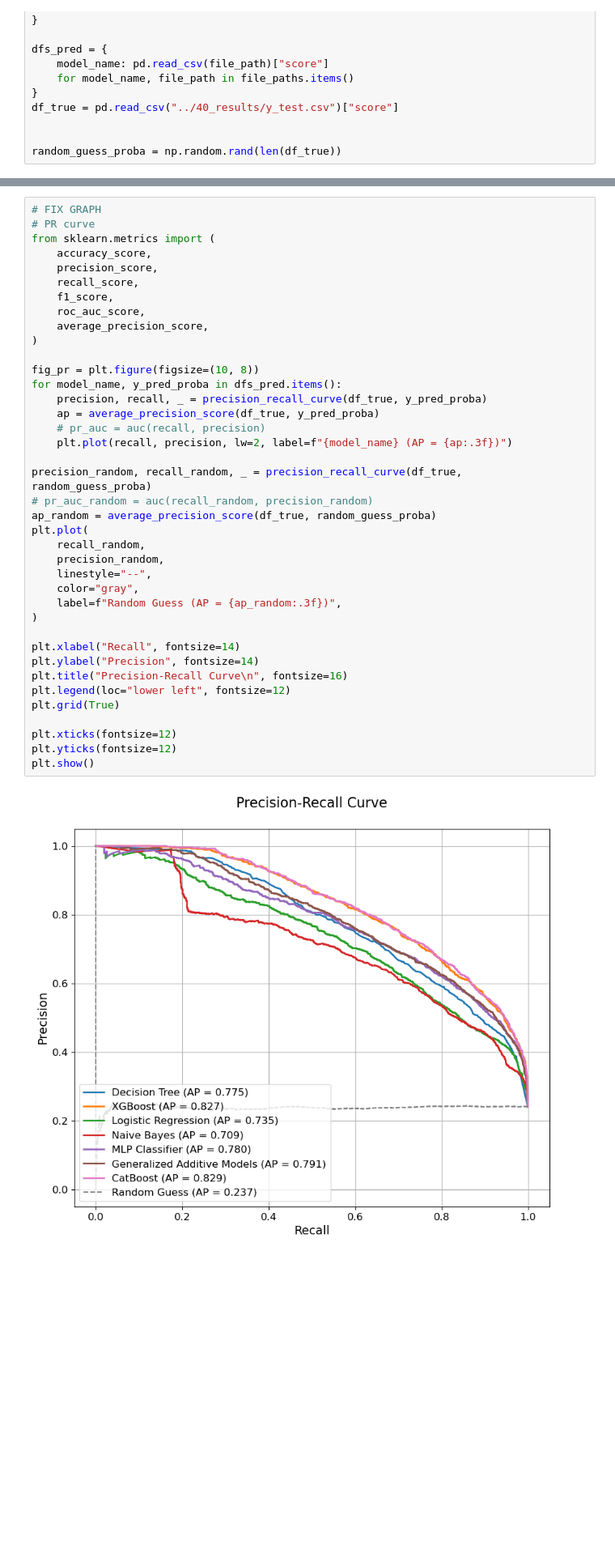
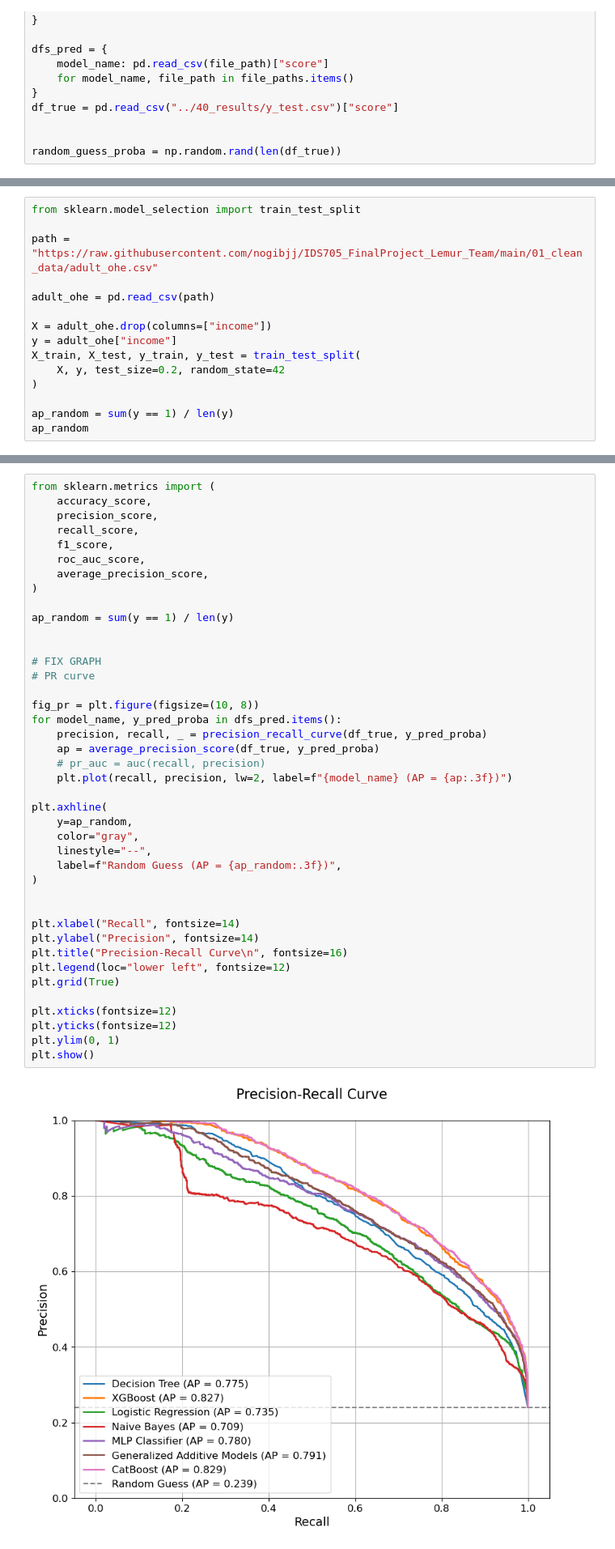
Before and after one commit to nogibjj/IDS705_FinalProject_Lemur_Team, a Jupyter notebook: 10_code/auc_pr_curves.ipynb, the cells around one changed output, grey strips where cells are left out. Shown at 81% size. Drawn from its saved outputs; the diff is of its cells as text; blank space fills up the shorter version.

Commit message:
update random guess in plots

```diff
--- a/10_code/auc_pr_curves.ipynb
+++ b/10_code/auc_pr_curves.ipynb
@@ -54,0 +47,15 @@ plt.show()
+# %%
+from sklearn.model_selection import train_test_split
+
+path = "https://raw.githubusercontent.com/nogibjj/IDS705_FinalProject_Lemur_Team/main/01_clean_data/adult_ohe.csv"
+
+adult_ohe = pd.read_csv(path)
+
+X = adult_ohe.drop(columns=["income"])
+y = adult_ohe["income"]
+X_train, X_test, y_train, y_test = train_test_split(
+    X, y, test_size=0.2, random_state=42
+)
+
+ap_random = sum(y == 1) / len(y)
+ap_random
@@ -55,44 +64,46 @@ plt.show()
 # %%
-# FIX GRAPH
-# PR curve
 from sklearn.metrics import (
     accuracy_score,
     precision_score,
     recall_score,
     f1_score,
     roc_auc_score,
     average_precision_score,
 )
 
+ap_random = sum(y == 1) / len(y)
+
+
+# FIX GRAPH
+# PR curve
+
 fig_pr = plt.figure(figsize=(10, 8))
 for model_name, y_pred_proba in dfs_pred.items():
     precision, recall, _ = precision_recall_curve(df_true, y_pred_proba)
     ap = average_precision_score(df_true, y_pred_proba)
     # pr_auc = auc(recall, precision)
     plt.plot(recall, precision, lw=2, label=f"{model_name} (AP = {ap:.3f})")
 
-precision_random, recall_random, _ = precision_recall_curve(df_true, random_guess_proba)
-# pr_auc_random = auc(recall_random, precision_random)
-ap_random = average_precision_score(df_true, random_guess_proba)
-plt.plot(
-    recall_random,
-    precision_random,
+plt.axhline(
+    y=ap_random,
+    color="gray",
     linestyle="--",
-    color="gray",
     label=f"Random Guess (AP = {ap_random:.3f})",
 )
+
 
 plt.xlabel("Recall", fontsize=14)
 plt.ylabel("Precision", fontsize=14)
 plt.title("Precision-Recall Curve\n", fontsize=16)
 plt.legend(loc="lower left", fontsize=12)
 plt.grid(True)
 
 plt.xticks(fontsize=12)
 plt.yticks(fontsize=12)
+plt.ylim(0, 1)
 plt.show()
 # %% [output]
-[figure, old version]
+[figure, new version]
 # %%
 # Plot for slide
 
```
Also changed, not shown: parts of 3 cells of this notebook.
